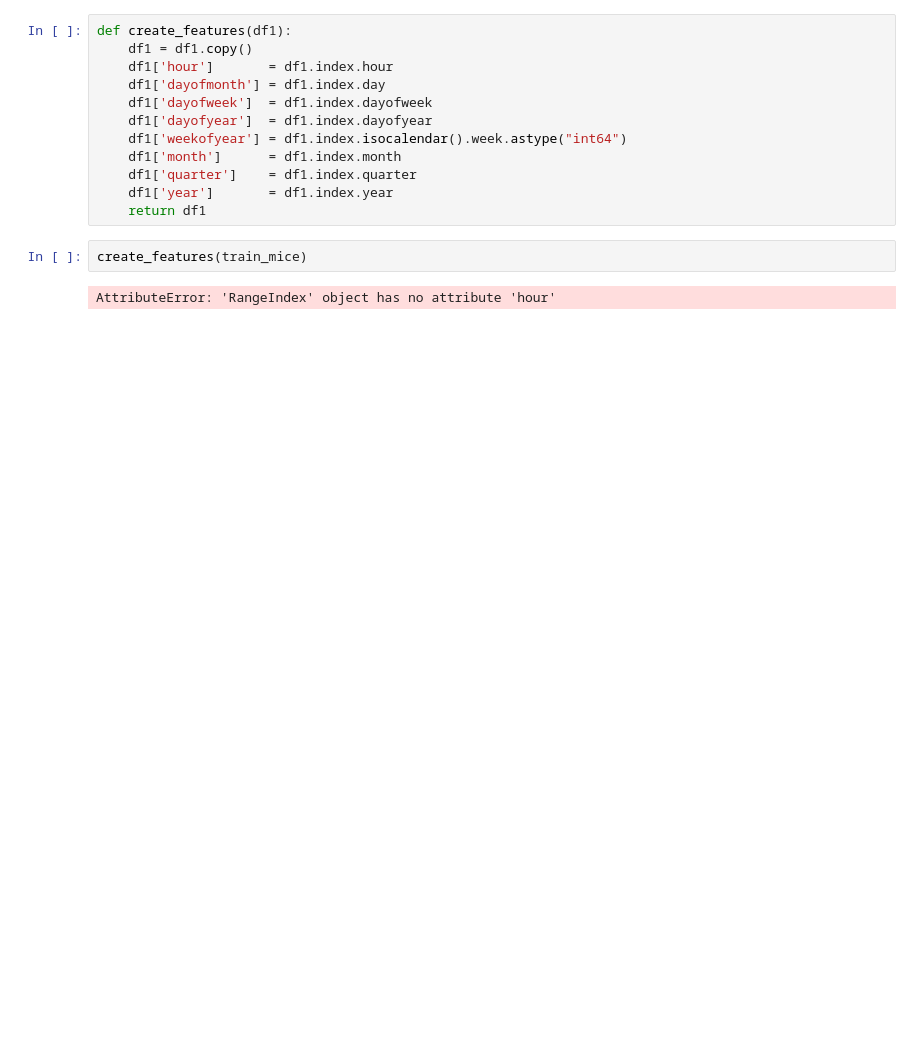
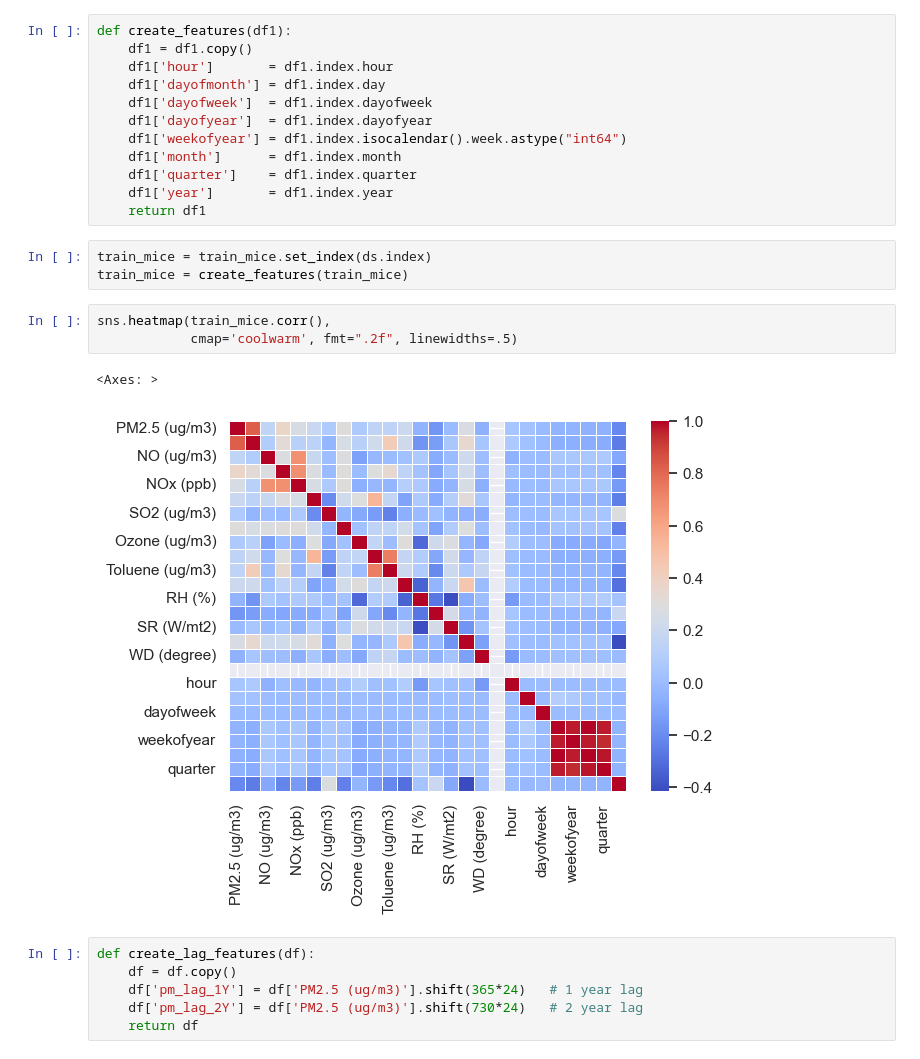
Before and after one commit to Abdul-Basith-R/Air-Quality-Index, a Jupyter notebook: notebooks/Untitled2.ipynb, the cells around one changed output. Cells and saved outputs as stored; diff of their text form; blank space fills up the shorter version.

```diff
--- a/notebooks/Untitled2.ipynb
+++ b/notebooks/Untitled2.ipynb
@@ -258,7 +281,18 @@ def create_features(df1):
     df1['quarter']    = df1.index.quarter
     df1['year']       = df1.index.year
     return df1
-# %%
-create_features(train_mice)
-# %% [output]
-AttributeError: 'RangeIndex' object has no attribute 'hour'
+# %%
+train_mice = train_mice.set_index(ds.index)
+train_mice = create_features(train_mice)
+# %%
+sns.heatmap(train_mice.corr(),
+            cmap='coolwarm', fmt=".2f", linewidths=.5)
+# %% [output]
+<Axes: >
+[figure, added]
+# %%
+def create_lag_features(df):
+    df = df.copy()
+    df['pm_lag_1Y'] = df['PM2.5 (ug/m3)'].shift(365*24)   # 1 year lag
+    df['pm_lag_2Y'] = df['PM2.5 (ug/m3)'].shift(730*24)   # 2 year lag
+    return df
```
Also changed, not shown: parts of 29 cells of this notebook, 5 other files.
